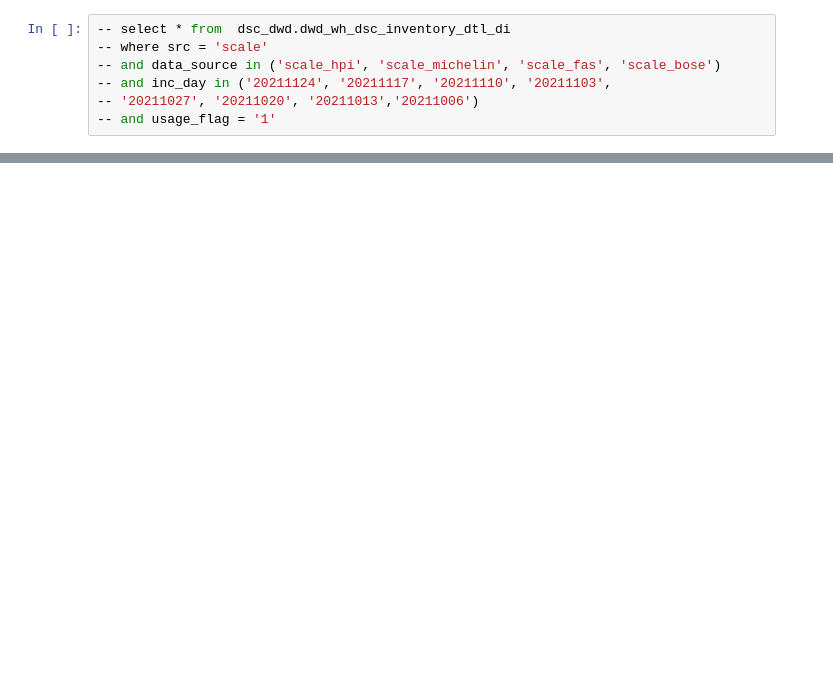
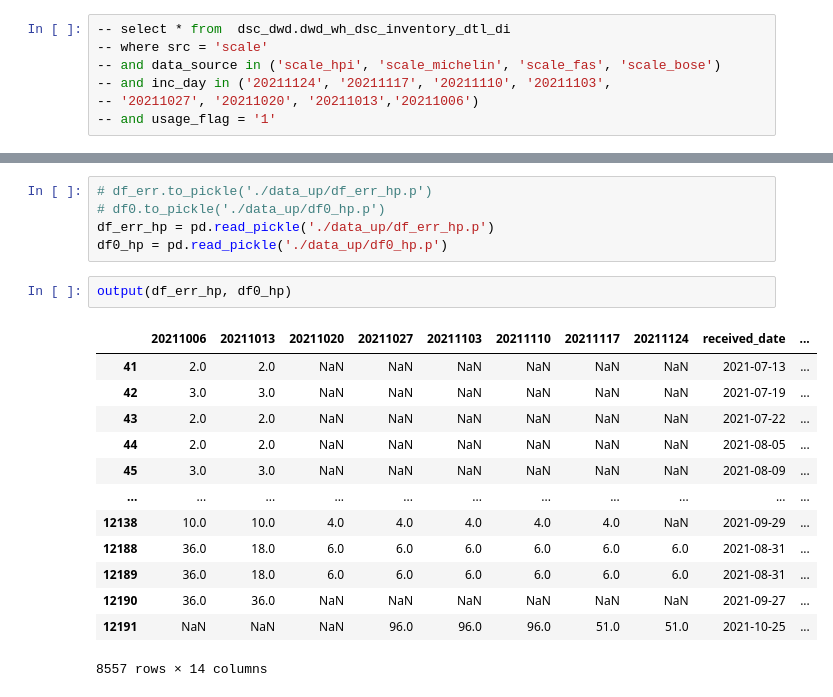
Before and after one commit to fyenne/play10_inv, a Jupyter notebook: inv_fifo.ipynb, the cells around one changed output, grey strips where cells are left out. Drawn from its saved outputs; the diff is of its cells as text; blank space fills up the shorter version.

```diff
--- a/inv_fifo.ipynb
+++ b/inv_fifo.ipynb
@@ -133,0 +197,21 @@ df_err[(df_err['lag_mark'] == 'clear') & (df_err['change'] == 0)]
+# %%
+# df_err.to_pickle('./data_up/df_err_hp.p')
+# df0.to_pickle('./data_up/df0_hp.p')
+df_err_hp = pd.read_pickle('./data_up/df_err_hp.p')
+df0_hp = pd.read_pickle('./data_up/df0_hp.p')
+# %%
+output(df_err_hp, df0_hp)
+# %% [output]
+|  | 20211006 | 20211013 | 20211020 | 20211027 | 20211103 | 20211110 | 20211117 | 20211124 | received_date | ... |
+| 41 | 2.0 | 2.0 | NaN | NaN | NaN | NaN | NaN | NaN | 2021-07-13 | ... |
+| 42 | 3.0 | 3.0 | NaN | NaN | NaN | NaN | NaN | NaN | 2021-07-19 | ... |
+| 43 | 2.0 | 2.0 | NaN | NaN | NaN | NaN | NaN | NaN | 2021-07-22 | ... |
+| 44 | 2.0 | 2.0 | NaN | NaN | NaN | NaN | NaN | NaN | 2021-08-05 | ... |
+| 45 | 3.0 | 3.0 | NaN | NaN | NaN | NaN | NaN | NaN | 2021-08-09 | ... |
+| ... | ... | ... | ... | ... | ... | ... | ... | ... | ... | ... |
+| 12138 | 10.0 | 10.0 | 4.0 | 4.0 | 4.0 | 4.0 | 4.0 | NaN | 2021-09-29 | ... |
+| 12188 | 36.0 | 18.0 | 6.0 | 6.0 | 6.0 | 6.0 | 6.0 | 6.0 | 2021-08-31 | ... |
+| 12189 | 36.0 | 18.0 | 6.0 | 6.0 | 6.0 | 6.0 | 6.0 | 6.0 | 2021-08-31 | ... |
+| 12190 | 36.0 | 36.0 | NaN | NaN | NaN | NaN | NaN | NaN | 2021-09-27 | ... |
+| 12191 | NaN | NaN | NaN | 96.0 | 96.0 | 96.0 | 51.0 | 51.0 | 2021-10-25 | ... |
+8557 rows × 14 columns
```
Also changed, not shown: parts of 27 cells of this notebook, 7 other files.
